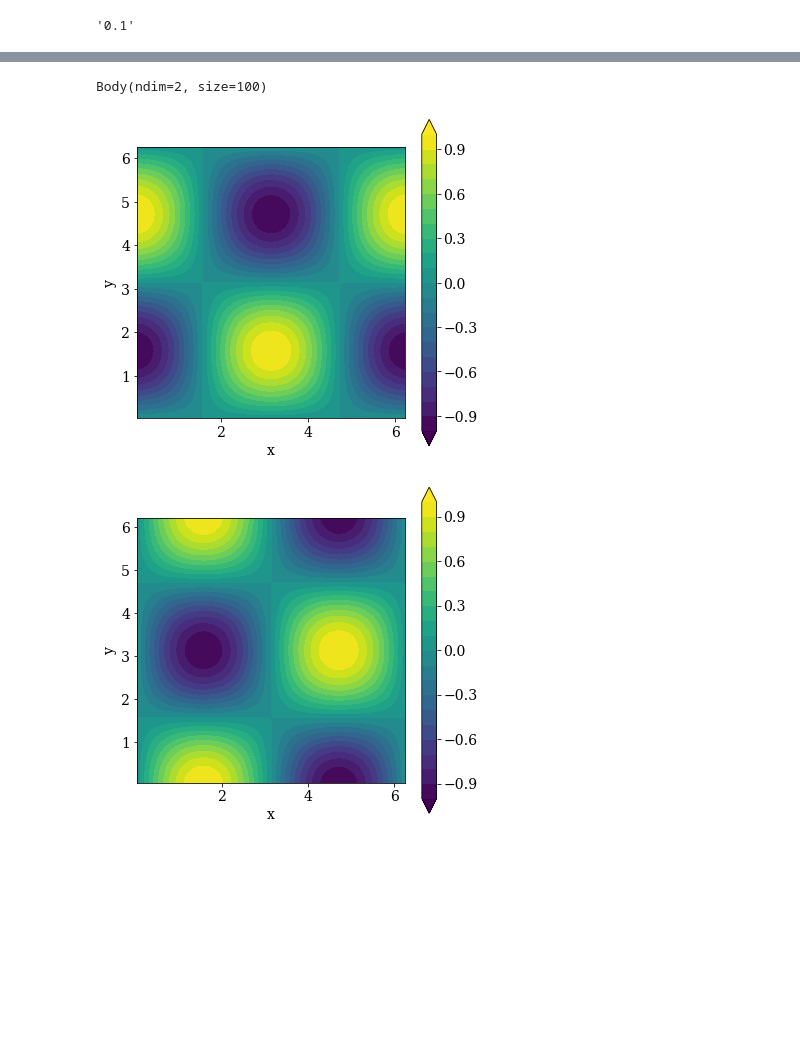
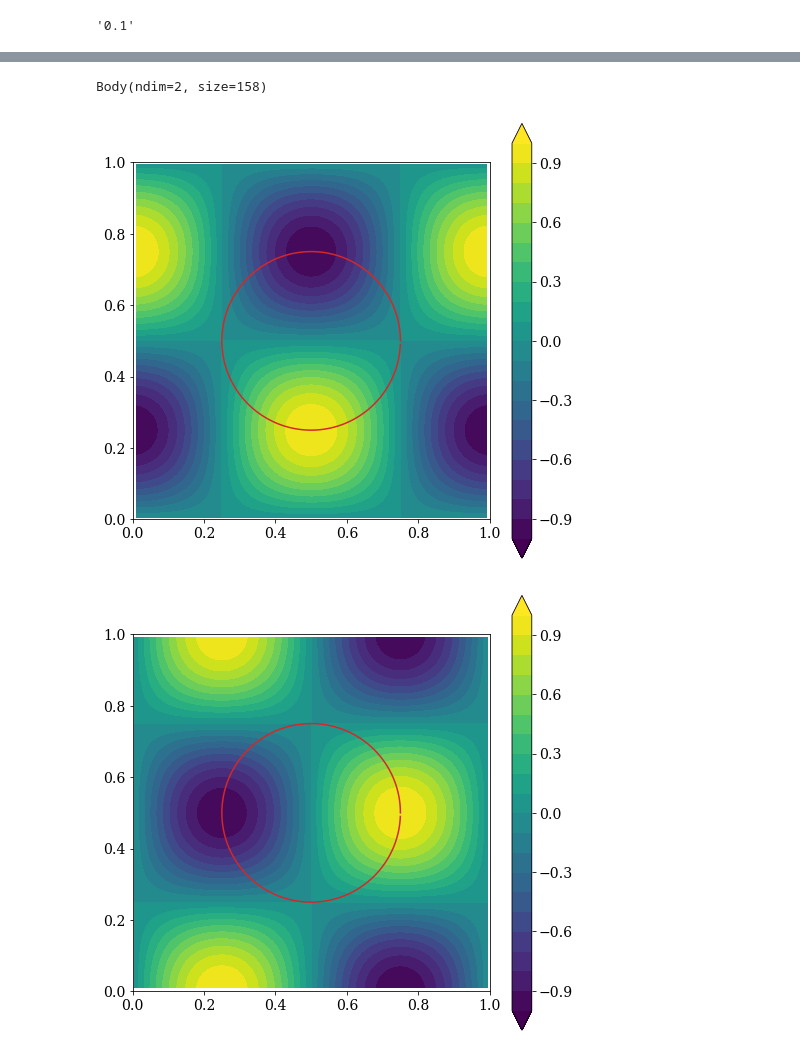
Before and after one commit to mesnardo/pyibm, a Jupyter notebook: examples/taylorgreenvortex.ipynb, the cells around one changed output, grey strips where cells are left out. Saved outputs shown, nothing was run; the diff lists cells and outputs as text; code cells hidden in the pictures; blank space fills up the shorter version.

```diff
--- a/examples/taylorgreenvortex.ipynb
+++ b/examples/taylorgreenvortex.ipynb
@@ -105,18 +52,21 @@ def get_initial_conditions(gridx, gridy, body, t, nu):
     vel = numpy.concatenate([u.flatten(), v.flatten()])
     # Compute initial Lagrangian solution.
     u_B, v_B, _ = taylor_green_vortex(body.x, body.y, t, nu, dim=1)
-    vel_B = numpy.concatenate([u_B, v_B])
+    vel_B = numpy.empty(u_B.size + v_B.size, dtype=u_B.dtype)
+    vel_B[::body.ndim], vel_B[1::body.ndim] = u_B, v_B
     return vel, vel_B
+# %%
+# Create immersed body.
+offset_x, offset_y = 0.0, 0.0
+R, center = 0.25, (0.5 + offset_x, 0.5 + offset_y)
+body = pyibm.Body(*circle(R=R, center=center, ds=dx), grid=gridc)
+print(body)
+# %% [output]
+Body(ndim=2, size=158)
 # %%
 # Set parameters.
 Re = 100.0
-Lc, Uc = 2 * numpy.pi, 1.0
-nu = Uc * Lc / Re
+nu = 1 / Re
 t = 0.0
+
+vel, vel_B = get_initial_conditions(gridx, gridy, body, t, nu)
-# %%
-# Create immersed body.
-radius, center = 1.0, (numpy.pi, numpy.pi)
-body = pyibm.Body(*circle(R=radius, center=center, ds=dx), grid=gridc)
-print(body)
-# %% [output]
-Body(ndim=2, size=100)
@@ -125,12 +73,16 @@ vel, vel_B = get_initial_conditions(gridx, gridy, body, t, nu)
 # %%
 u = vel[:gridx.size].reshape(gridx.shape)
 v = vel[gridx.size:].reshape(gridy.shape)
 levels = numpy.linspace(-1.0, 1.0, num=21)
-plot_contourf(gridx, u, levels=levels)
-plot_contourf(gridy, v, levels=levels);
+body_plot_kwargs = dict(color='C3')
+axis_lim = (xstart, xend, ystart, yend)
+plot_contourf(u, gridx, body=body, body_plot_kwargs=body_plot_kwargs,
+              levels=levels, axis_lim=axis_lim)
+plot_contourf(v, gridy, body=body, body_plot_kwargs=body_plot_kwargs,
+              levels=levels, axis_lim=axis_lim);
 # %% [output]
-[figure, old version]
+[figure, new version]
-[figure, old version]
+[figure, new version]
 # %%
 def assemble_operators(gridx, gridy, gridc, body,
                        dt=1.0, Re=100.0, N=1):
```
Also changed, not shown: parts of 26 cells of this notebook, 1 other file.
